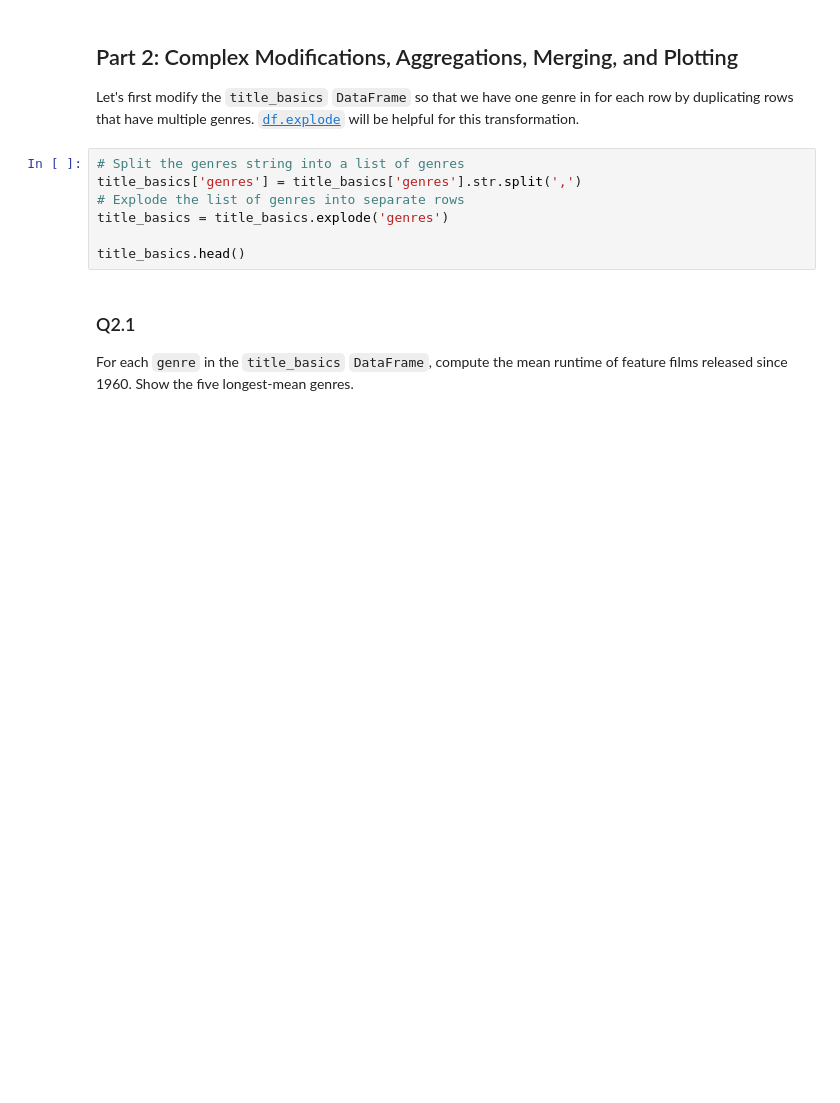
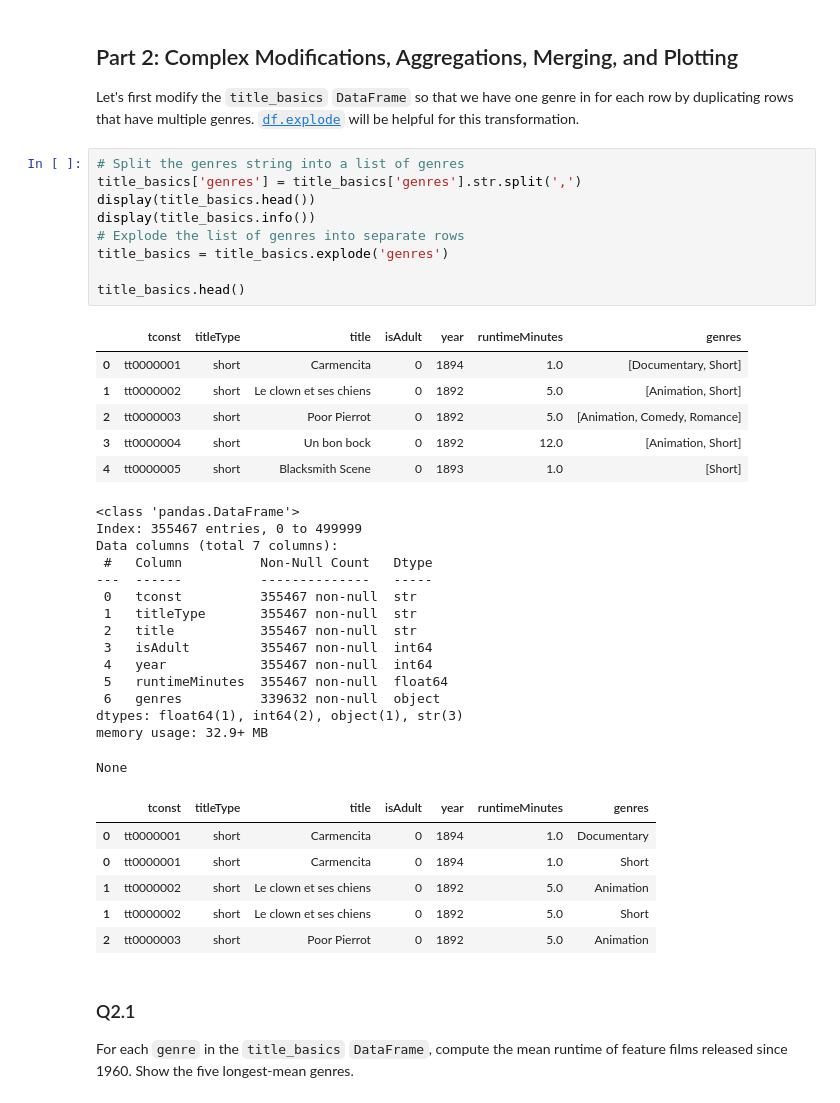
Before and after one commit to kyzyc/CS189_2025Fall_GA_Template, a Jupyter notebook: disc/disc1/disc1_notebook.ipynb, the cells around one changed output. Drawn from its saved outputs; the diff is of its cells as text; blank space fills up the shorter version.

```diff
--- a/disc/disc1/disc1_notebook.ipynb
+++ b/disc/disc1/disc1_notebook.ipynb
@@ -294,10 +294,40 @@ Let's first modify the `title_basics` `DataFrame` so that we have one genre in f
 # %%
 # Split the genres string into a list of genres
 title_basics['genres'] = title_basics['genres'].str.split(',')
+display(title_basics.head())
+display(title_basics.info())
 # Explode the list of genres into separate rows
 title_basics = title_basics.explode('genres')
 
 title_basics.head()
+# %% [output]
+|  | tconst | titleType | title | isAdult | year | runtimeMinutes | genres |
+| 0 | tt0000001 | short | Carmencita | 0 | 1894 | 1.0 | [Documentary, Short] |
+| 1 | tt0000002 | short | Le clown et ses chiens | 0 | 1892 | 5.0 | [Animation, Short] |
+| 2 | tt0000003 | short | Poor Pierrot | 0 | 1892 | 5.0 | [Animation, Comedy, Romance] |
+| 3 | tt0000004 | short | Un bon bock | 0 | 1892 | 12.0 | [Animation, Short] |
+| 4 | tt0000005 | short | Blacksmith Scene | 0 | 1893 | 1.0 | [Short] |
+<class 'pandas.DataFrame'>
+Index: 355467 entries, 0 to 499999
+Data columns (total 7 columns):
+ #   Column          Non-Null Count   Dtype
+---  ------          --------------   -----
+ 0   tconst          355467 non-null  str
+ 1   titleType       355467 non-null  str
+ 2   title           355467 non-null  str
+ 3   isAdult         355467 non-null  int64
+ 4   year            355467 non-null  int64
+ 5   runtimeMinutes  355467 non-null  float64
+ 6   genres          339632 non-null  object
+dtypes: float64(1), int64(2), object(1), str(3)
+memory usage: 32.9+ MB
+None
+|  | tconst | titleType | title | isAdult | year | runtimeMinutes | genres |
+| 0 | tt0000001 | short | Carmencita | 0 | 1894 | 1.0 | Documentary |
+| 0 | tt0000001 | short | Carmencita | 0 | 1894 | 1.0 | Short |
+| 1 | tt0000002 | short | Le clown et ses chiens | 0 | 1892 | 5.0 | Animation |
+| 1 | tt0000002 | short | Le clown et ses chiens | 0 | 1892 | 5.0 | Short |
+| 2 | tt0000003 | short | Poor Pierrot | 0 | 1892 | 5.0 | Animation |
 # %% [markdown]
 ### Q2.1
 
```
Also changed, not shown: parts of 10 cells of this notebook.
